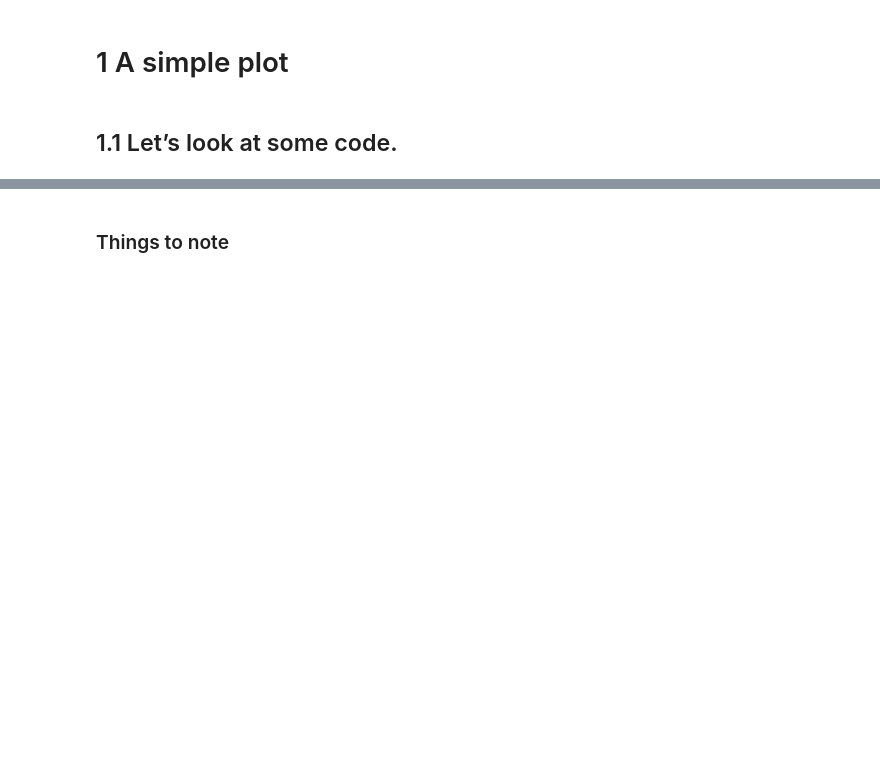
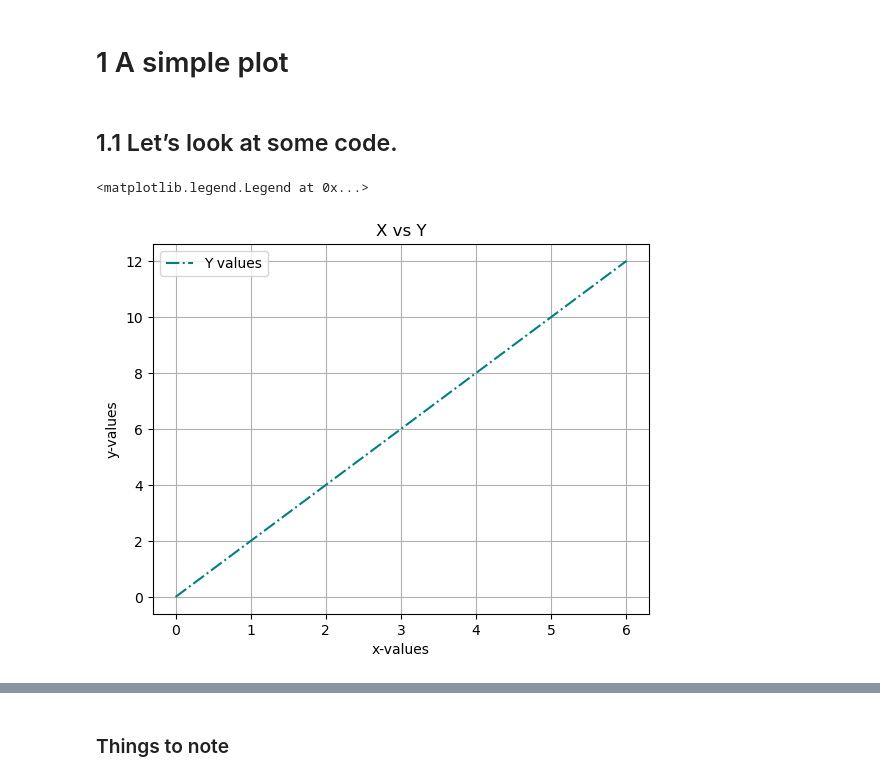
Before and after one commit to SPS-SP2273/learning-portfolio-2024-aug-codinggithub2024, a Jupyter notebook: 7.1_plotting/plotting_(need.ipynb, the cells around one changed output, grey strips where cells are left out. Cells and saved outputs as stored; diff of their text form; code cells hidden in the pictures; blank space fills up the shorter version.

```diff
--- a/7.1_plotting/plotting_(need.ipynb
+++ b/7.1_plotting/plotting_(need.ipynb
@@ -6,3 +9,26 @@
 # 1 A simple plot
 # %% [markdown]
 ## 1.1 Let’s look at some code.
+# %%
+# Some data for plotting
+x = [0, 1, 2, 3, 4, 5, 6]
+y_1 = [0, 2, 4, 6, 8, 10, 12]
+y_2 = [0, 3, 6, 9, 12, 15, 18]
+
+# Let's start plotting
+plt.plot(x, y_1, label='Y values',
+         color='teal', linestyle='-.')
+plt.xlabel('x-values')
+plt.ylabel('y-values')
+plt.title('X vs Y')
+plt.grid(alpha=1)
+plt.legend(loc='upper left')
+# plt.show()
+##Include the above as good practice, especially if this is done in a .py file
+
+
+##supported line styles are: '-', '--', '-.', ':',
+##'None', ' ', '', 'solid', 'dashed', 'dashdot', 'dotted'
+# %% [output]
+<matplotlib.legend.Legend at 0x...>
+[figure, added]
```
Also changed, not shown: parts of 7 cells of this notebook.
